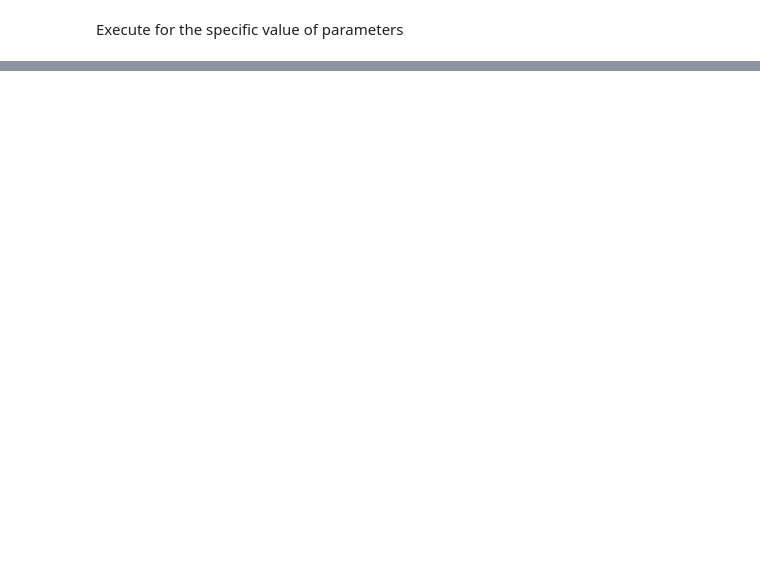
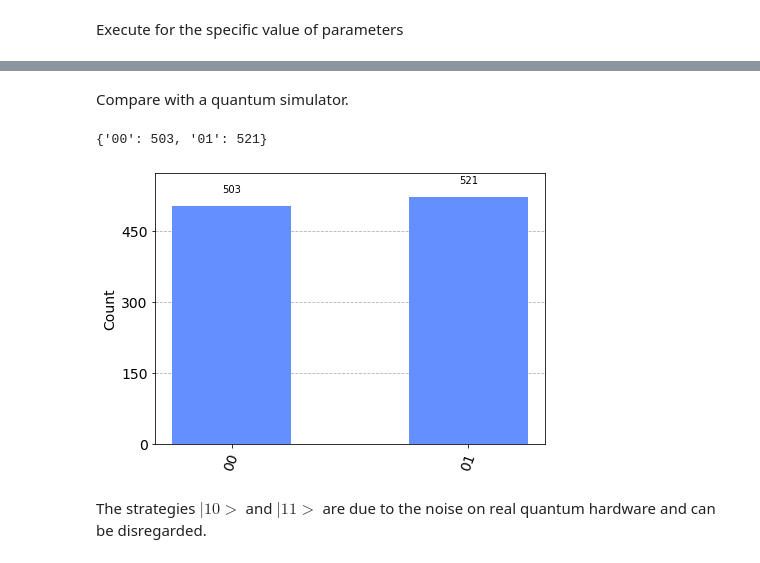
Before and after one commit to DarkStarQuantumLab/Qauntum-trading-a-disturbance-in-the-force-of-supply-and-demand, a Jupyter notebook: HFT_IBM.ipynb, the cells around one changed output, grey strips where cells are left out. Saved outputs shown, nothing was run; the diff lists cells and outputs as text; code cells hidden in the pictures; blank space fills up the shorter version.

```diff
--- a/HFT_IBM.ipynb
+++ b/HFT_IBM.ipynb
@@ -319,0 +525,13 @@ results
+# %% [markdown]
+Compare with a quantum simulator.
+# %%
+job = execute(qc, backend=Aer.get_backend('statevector_simulator'), shots=1024)
+result = job.result()
+counts = result.get_counts()
+print(counts)
+plot_histogram(counts)
+# %% [output]
+{'00': 503, '01': 521}
+[figure, added]
+# %% [markdown]
+The strategies $|10>$ and $|11>$ are due to the noise on real quantum hardware and can be disregarded.
```
Also changed, not shown: parts of 42 cells of this notebook.
